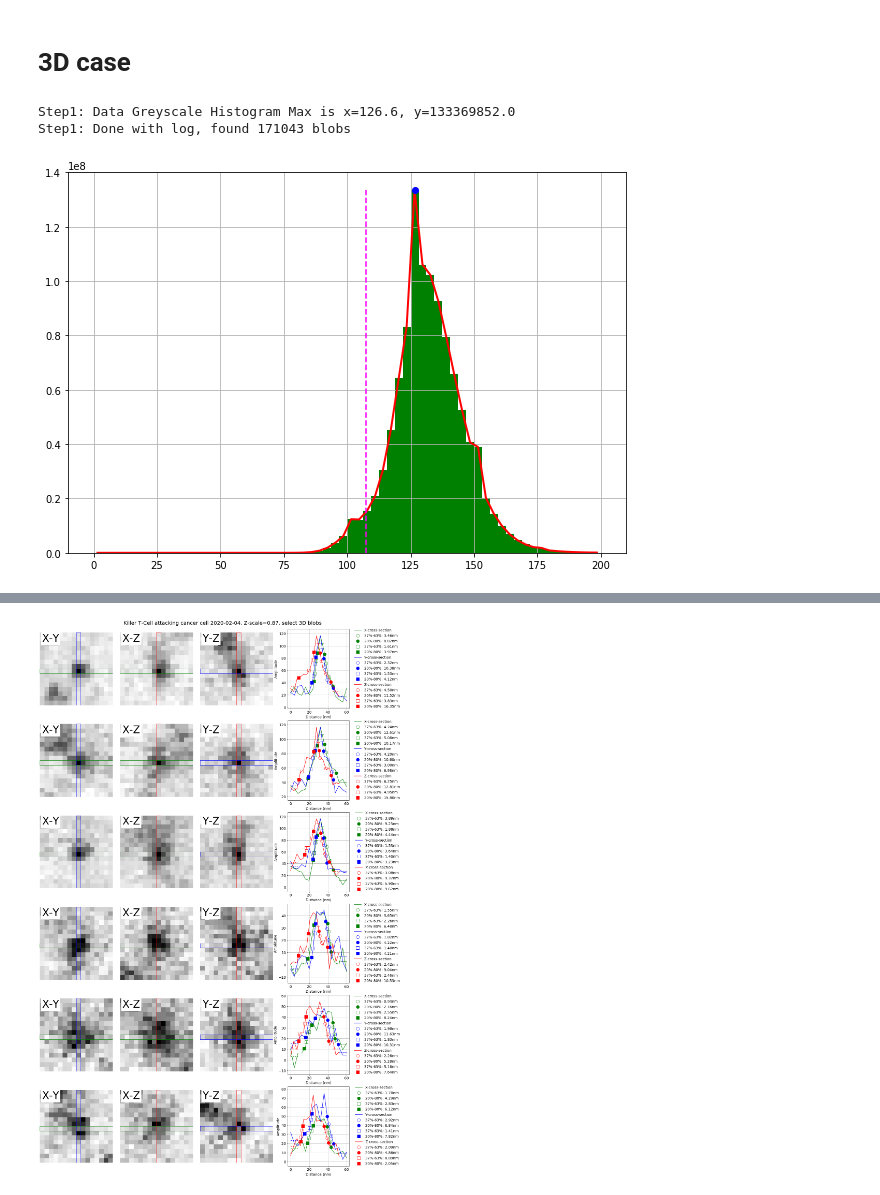
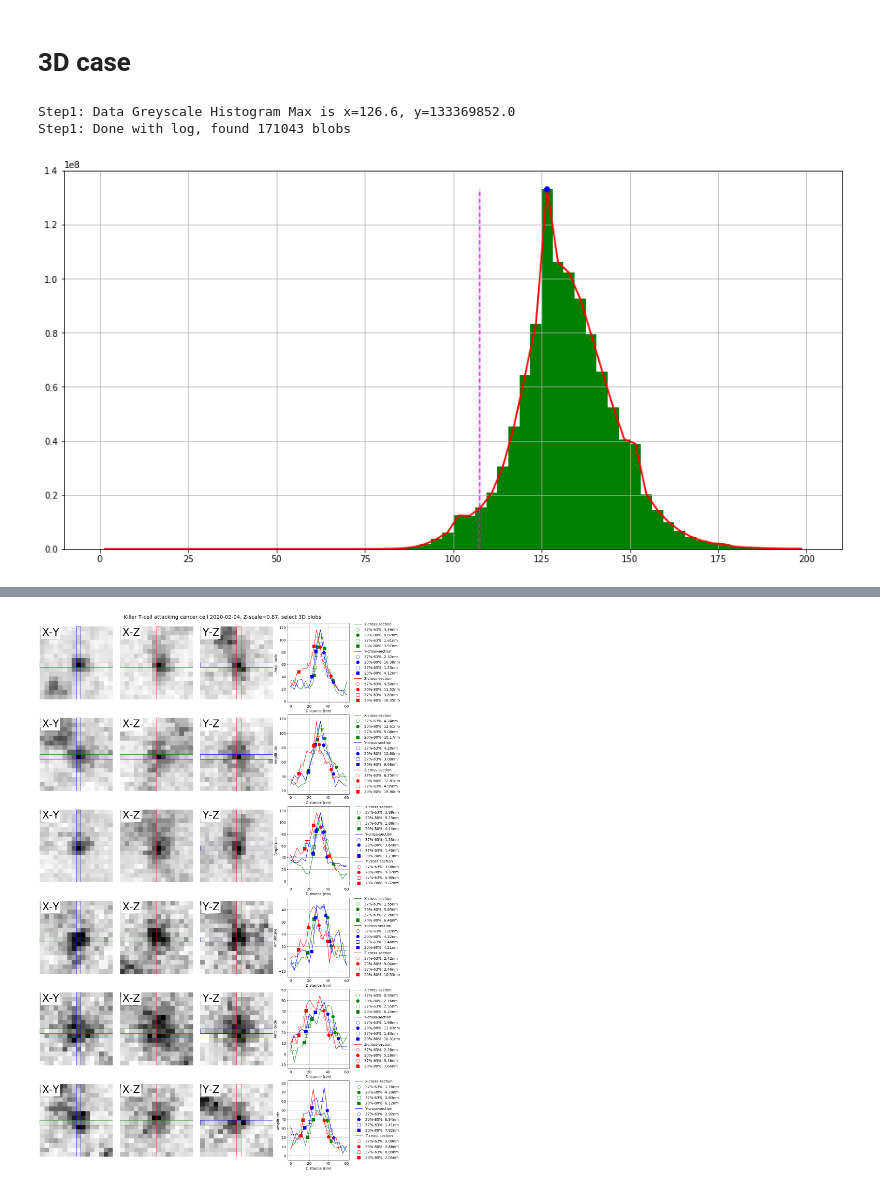
Before and after one commit to gleb-shtengel/FIB-SEM_resolution_evaluation, a Jupyter notebook: FIB-SEM_resolution_TCell_attacking_Cancer_Cell_transition_estimates_clean.ipynb, the cells around one changed output, grey strips where cells are left out. Cells and saved outputs as stored; diff of their text form; code cells hidden in the pictures.

```diff
--- a/FIB-SEM_resolution_TCell_attacking_Cancer_Cell_transition_estimates_clean.ipynb
+++ b/FIB-SEM_resolution_TCell_attacking_Cancer_Cell_transition_estimates_clean.ipynb
@@ -204,46 +218,52 @@ def add_hist(dt, nbins=64, hrange=(0, 10), ax=0, col='red', label=''):
 # %% [markdown]
 # 3D case
 # %%
-#'Killer T-Cell attacking Cancer Cell,     J6: EHT=700V,   Bias=0V, f=200kHz, pix=4nm'
-cond = 'Killer T-Cell attacking cancer cell 2020-02-04'
+dt_fn = 'G:/FIB-SEM_resolution/Atlas_data_sets/TCell_attacking_CancerCell/TCell_attacking_Cancer_Cell_subset.tif'
+cond = 'Killer T-Cell attacking Cancer Cell,     J6: EHT=700V,   Bias=0V, f=200kHz, pix=4nm'
+cond2 = 'Killer T-cell attacking cancer cell 2020-02-04'
+
 nm = 4.0
 zscale = 0.87 # zpixels are nm*zscale as opposed to just nm for x-, y-
 # for this data set zscale=0.87 was determined by Shan Xu from WD and Z-milling voltages
+
+bounds = [[0.37, 0.63], [0.2, 0.8]]
+bands = [3, 2, 3]  # bands for finding left minimum, mid (peak), and right minimum
+
+dx = 16     # blob analysis window size in pixels
+dx2=dx//2
+# %%
+volume = np.squeeze(tif.imread(dt_fn)[:, :, :])*1.0
+#volume = np.squeeze(tif.imread(dt_fn)[0:100, 500:1000, 500:1000])*1.0
+
+min_sigma = 1.0
+max_sigma = 2.5
+threshold = 22
 # %%
-dt_fn = 'TCell_attacking_Cancer_Cell_subset.tif'
-dt_pv = np.squeeze(tif.imread(dt_fn))*1.0
-
-min_sigma = 1.0
-max_sigma = 2.5
-threshold = 22
-volume = dt_pv
-
 n_bins_st0 = 64
 hr_st0 = (0, 200)  # histogram range for identifying grey level distributions
 dist_mult = 0.85  #The data is leveled: data = data - hist_max*dist_mult
-dx = 16     # blob analysis window size in pixels
 
 rr = 5.0   # multiplier for circle display of blobs on the map
 
 dp2f = volume.flatten()
 
-fig, ax = plt.subplots(1, 1, figsize=(10, 7))
+fig, ax = plt.subplots(1, 1, figsize=(16, 8))#, sharex=True, sharey=True)
 y, x, _ = ax.hist(dp2f, bins=n_bins_st0, range=hr_st0, color='green')
 fs=14
 ax.plot(x[0:-1]+(x[1]-x[0])/2, y, 'r',    linewidth=2)
 ax.grid(True)
 histmax_x = x[np.argmax(y)]+(x[1]-x[0])/2
 histmax_y = np.max(y)
 ax.plot(histmax_x,histmax_y, 'bo')
 print('Step1: Data Greyscale Histogram Max is x={:.1f}, y={:.1f}'.format(histmax_x, histmax_y))
 ax.plot([histmax_x*dist_mult, histmax_x*dist_mult], [0, histmax_y], color='magenta', linestyle = '--')
 volume = volume - histmax_x*dist_mult
 
 blobs_log_1024 = blob_log(volume, min_sigma=min_sigma, max_sigma=max_sigma, threshold=threshold)
 print('Step1: Done with log, found {:d} blobs'.format(len(blobs_log_1024)))
 # %% [output]
 Step1: Data Greyscale Histogram Max is x=126.6, y=133369852.0
 Step1: Done with log, found 171043 blobs
-[figure, old version]
+[figure, new version]
 # %%
 # Step 2: Select only "good" blobs
```
Also changed, not shown: parts of 5 cells of this notebook, 6 other files.
